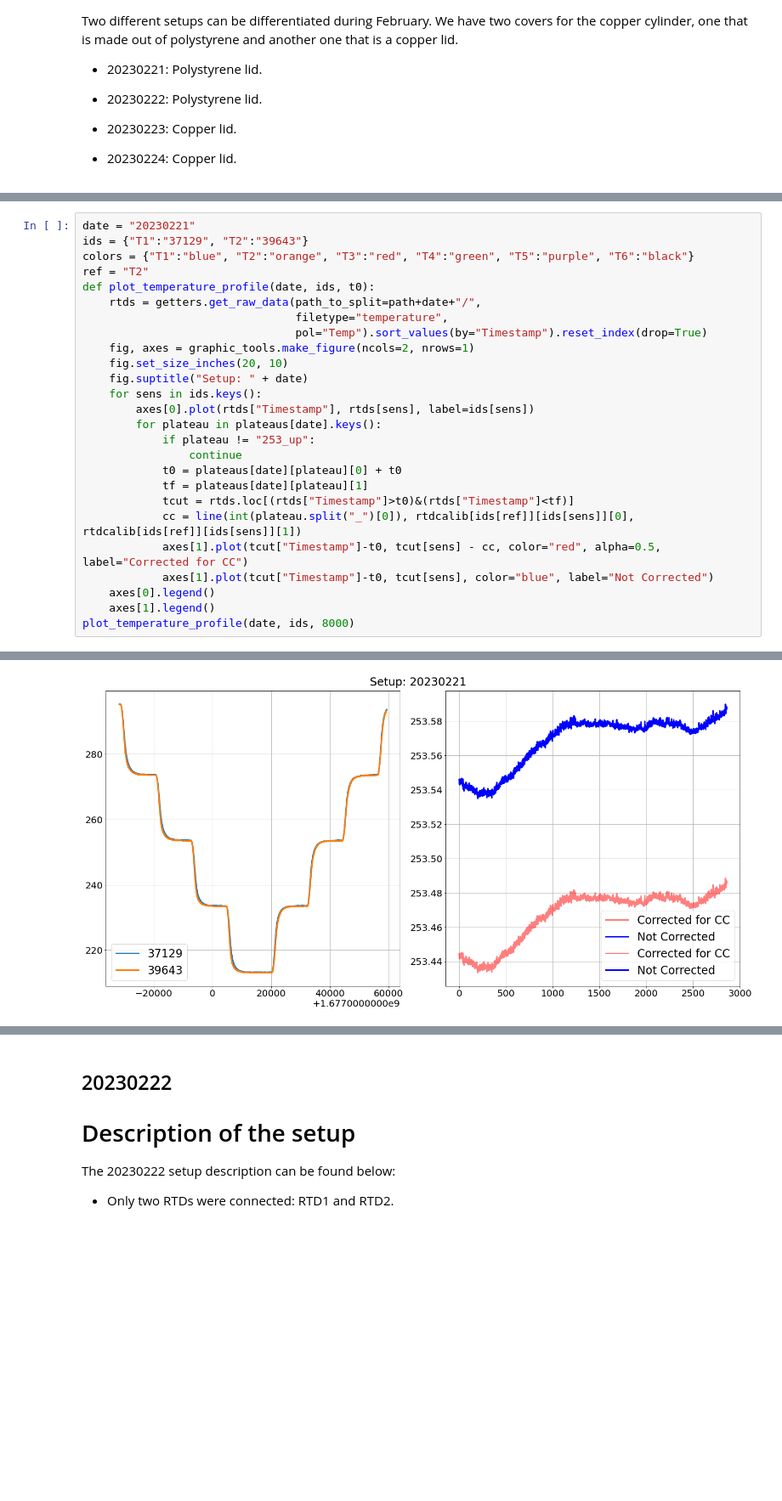
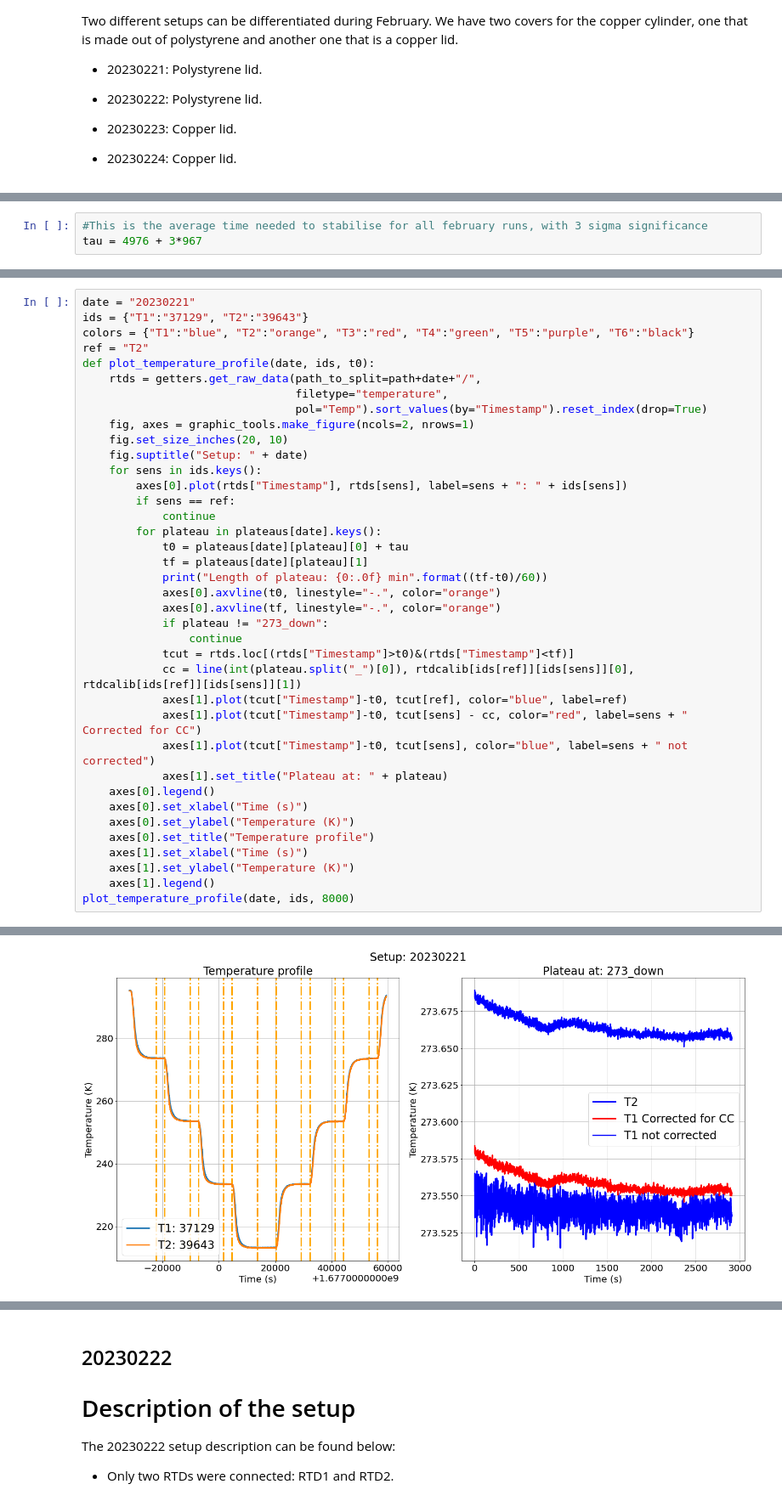
Before and after one commit to jcapo96/FBG_TMS, a Jupyter notebook: ana/feb_runs/setup_characterisation.ipynb, the cells around one changed output, grey strips where cells are left out. Shown at 85% size. Cells and saved outputs as stored; diff of their text form; blank space fills up the shorter version.

```diff
--- a/ana/feb_runs/setup_characterisation.ipynb
+++ b/ana/feb_runs/setup_characterisation.ipynb
@@ -42,0 +237,3 @@ The 20230221 setup description can be found below:
+# %%
+#This is the average time needed to stabilise for all february runs, with 3 sigma significance
+tau = 4976 + 3*967
@@ -53,17 +257,29 @@ def plot_temperature_profile(date, ids, t0):
     fig.set_size_inches(20, 10)
     fig.suptitle("Setup: " + date)
     for sens in ids.keys():
-        axes[0].plot(rtds["Timestamp"], rtds[sens], label=ids[sens])
+        axes[0].plot(rtds["Timestamp"], rtds[sens], label=sens + ": " + ids[sens])
+        if sens == ref:
+            continue
         for plateau in plateaus[date].keys():
-            if plateau != "253_up":
+            t0 = plateaus[date][plateau][0] + tau
+            tf = plateaus[date][plateau][1]
+            print("Length of plateau: {0:.0f} min".format((tf-t0)/60))
+            axes[0].axvline(t0, linestyle="-.", color="orange")
+            axes[0].axvline(tf, linestyle="-.", color="orange")
+            if plateau != "273_down":
                 continue
-            t0 = plateaus[date][plateau][0] + t0
-            tf = plateaus[date][plateau][1]
             tcut = rtds.loc[(rtds["Timestamp"]>t0)&(rtds["Timestamp"]<tf)]
             cc = line(int(plateau.split("_")[0]), rtdcalib[ids[ref]][ids[sens]][0], rtdcalib[ids[ref]][ids[sens]][1])
-            axes[1].plot(tcut["Timestamp"]-t0, tcut[sens] - cc, color="red", alpha=0.5, label="Corrected for CC")
-            axes[1].plot(tcut["Timestamp"]-t0, tcut[sens], color="blue", label="Not Corrected")
+            axes[1].plot(tcut["Timestamp"]-t0, tcut[ref], color="blue", label=ref)
+            axes[1].plot(tcut["Timestamp"]-t0, tcut[sens] - cc, color="red", label=sens + " Corrected for CC")
+            axes[1].plot(tcut["Timestamp"]-t0, tcut[sens], color="blue", label=sens + " not corrected")
+            axes[1].set_title("Plateau at: " + plateau)
     axes[0].legend()
+    axes[0].set_xlabel("Time (s)")
+    axes[0].set_ylabel("Temperature (K)")
+    axes[0].set_title("Temperature profile")
+    axes[1].set_xlabel("Time (s)")
+    axes[1].set_ylabel("Temperature (K)")
     axes[1].legend()
 plot_temperature_profile(date, ids, 8000)
 # %% [output]
@@ -71,4 +294,4 @@ Keys to read: ['Temp1']
-[figure, old version]
+[figure, new version]
 # %%
 date = "20230221"
 ids = {"T1":"37129", "T2":"39643"}
```
Also changed, not shown: parts of 20 cells of this notebook, 7 other files.
